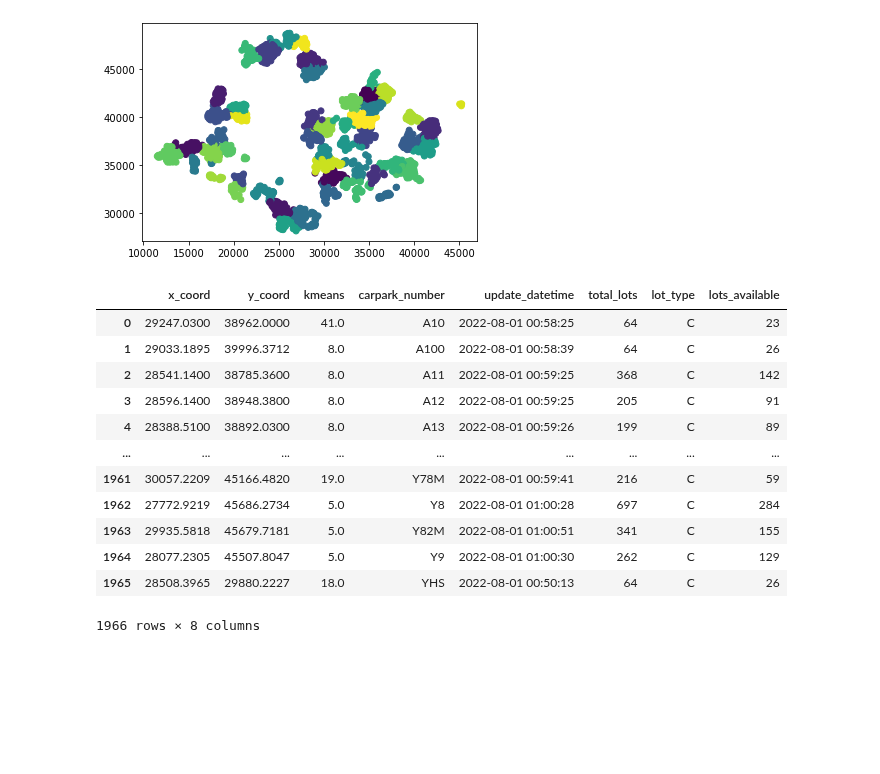
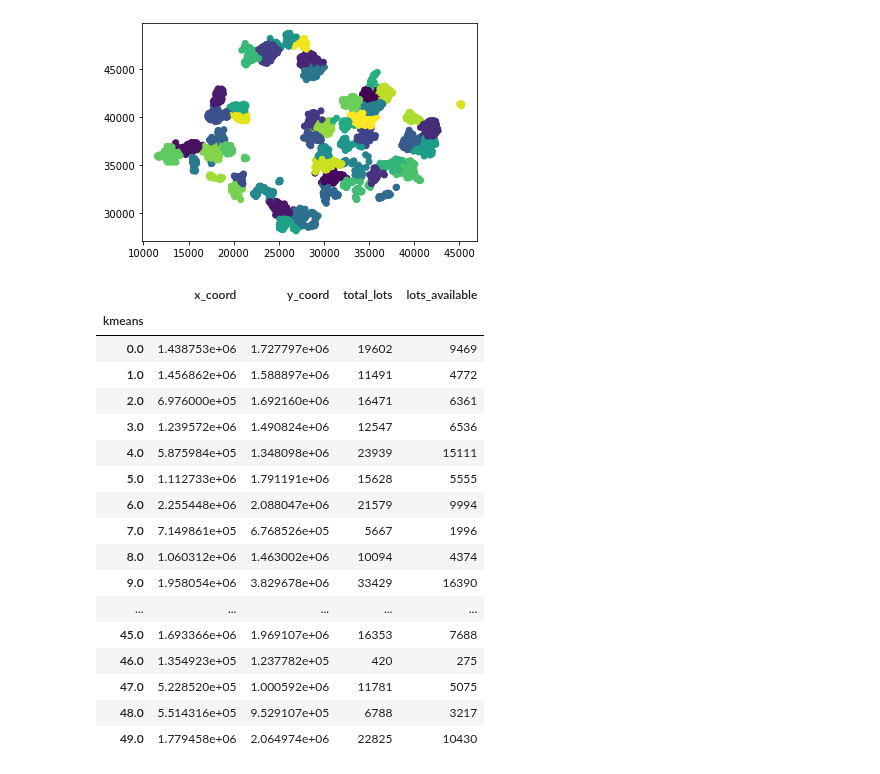
Before and after one commit to EthanWong2212/EE4211_Proj, a Jupyter notebook: part3.ipynb, the cells around one changed output. Saved outputs shown, nothing was run; the diff lists cells and outputs as text; code cells hidden in the pictures; blank space fills up the shorter version.

Commit message:
Get sum of all carparks in cluster

```diff
--- a/part3.ipynb
+++ b/part3.ipynb
@@ -232,18 +231,26 @@ df = df[["car_park_no","x_coord","y_coord","kmeans"]]
 def merge_on_col(df1,df2,col1,col2):
     return pd.merge(df1, df2, left_on=col1, right_on=col2, how='right').drop(col1, axis=1)
 # %%
-merge_on_col(df,data,"car_park_no","carpark_number")
+new_df = merge_on_col(df,data,"car_park_no","carpark_number")
-# %% [output]
-|  | x_coord | y_coord | kmeans | carpark_number | update_datetime | total_lots | lot_type | lots_available |
-| 0 | 29247.0300 | 38962.0000 | 41.0 | A10 | 2022-08-01 00:58:25 | 64 | C | 23 |
-| 1 | 29033.1895 | 39996.3712 | 8.0 | A100 | 2022-08-01 00:58:39 | 64 | C | 26 |
-| 2 | 28541.1400 | 38785.3600 | 8.0 | A11 | 2022-08-01 00:59:25 | 368 | C | 142 |
-| 3 | 28596.1400 | 38948.3800 | 8.0 | A12 | 2022-08-01 00:59:25 | 205 | C | 91 |
-| 4 | 28388.5100 | 38892.0300 | 8.0 | A13 | 2022-08-01 00:59:26 | 199 | C | 89 |
-| ... | ... | ... | ... | ... | ... | ... | ... | ... |
-| 1961 | 30057.2209 | 45166.4820 | 19.0 | Y78M | 2022-08-01 00:59:41 | 216 | C | 59 |
-| 1962 | 27772.9219 | 45686.2734 | 5.0 | Y8 | 2022-08-01 01:00:28 | 697 | C | 284 |
-| 1963 | 29935.5818 | 45679.7181 | 5.0 | Y82M | 2022-08-01 01:00:51 | 341 | C | 155 |
-| 1964 | 28077.2305 | 45507.8047 | 5.0 | Y9 | 2022-08-01 01:00:30 | 262 | C | 129 |
-| 1965 | 28508.3965 | 29880.2227 | 18.0 | YHS | 2022-08-01 00:50:13 | 64 | C | 26 |
-1966 rows × 8 columns
+# %%
+new_df1 = new_df.groupby(["kmeans"])
+new_df1.sum()
+# %% [output]
+|  | x_coord | y_coord | total_lots | lots_available |
+| kmeans |  |  |  |  |
+| 0.0 | 1.438753e+06 | 1.727797e+06 | 19602 | 9469 |
+| 1.0 | 1.456862e+06 | 1.588897e+06 | 11491 | 4772 |
+| 2.0 | 6.976000e+05 | 1.692160e+06 | 16471 | 6361 |
+| 3.0 | 1.239572e+06 | 1.490824e+06 | 12547 | 6536 |
+| 4.0 | 5.875984e+05 | 1.348098e+06 | 23939 | 15111 |
+| 5.0 | 1.112733e+06 | 1.791191e+06 | 15628 | 5555 |
+| 6.0 | 2.255448e+06 | 2.088047e+06 | 21579 | 9994 |
+| 7.0 | 7.149861e+05 | 6.768526e+05 | 5667 | 1996 |
+| 8.0 | 1.060312e+06 | 1.463002e+06 | 10094 | 4374 |
+| 9.0 | 1.958054e+06 | 3.829678e+06 | 33429 | 16390 |
+| ... | ... | ... | ... | ... |
+| 45.0 | 1.693366e+06 | 1.969107e+06 | 16353 | 7688 |
+| 46.0 | 1.354923e+05 | 1.237782e+05 | 420 | 275 |
+| 47.0 | 5.228520e+05 | 1.000592e+06 | 11781 | 5075 |
+| 48.0 | 5.514316e+05 | 9.529107e+05 | 6788 | 3217 |
+| 49.0 | 1.779458e+06 | 2.064974e+06 | 22825 | 10430 |
```
Also changed, not shown: parts of 1 cell of this notebook.
